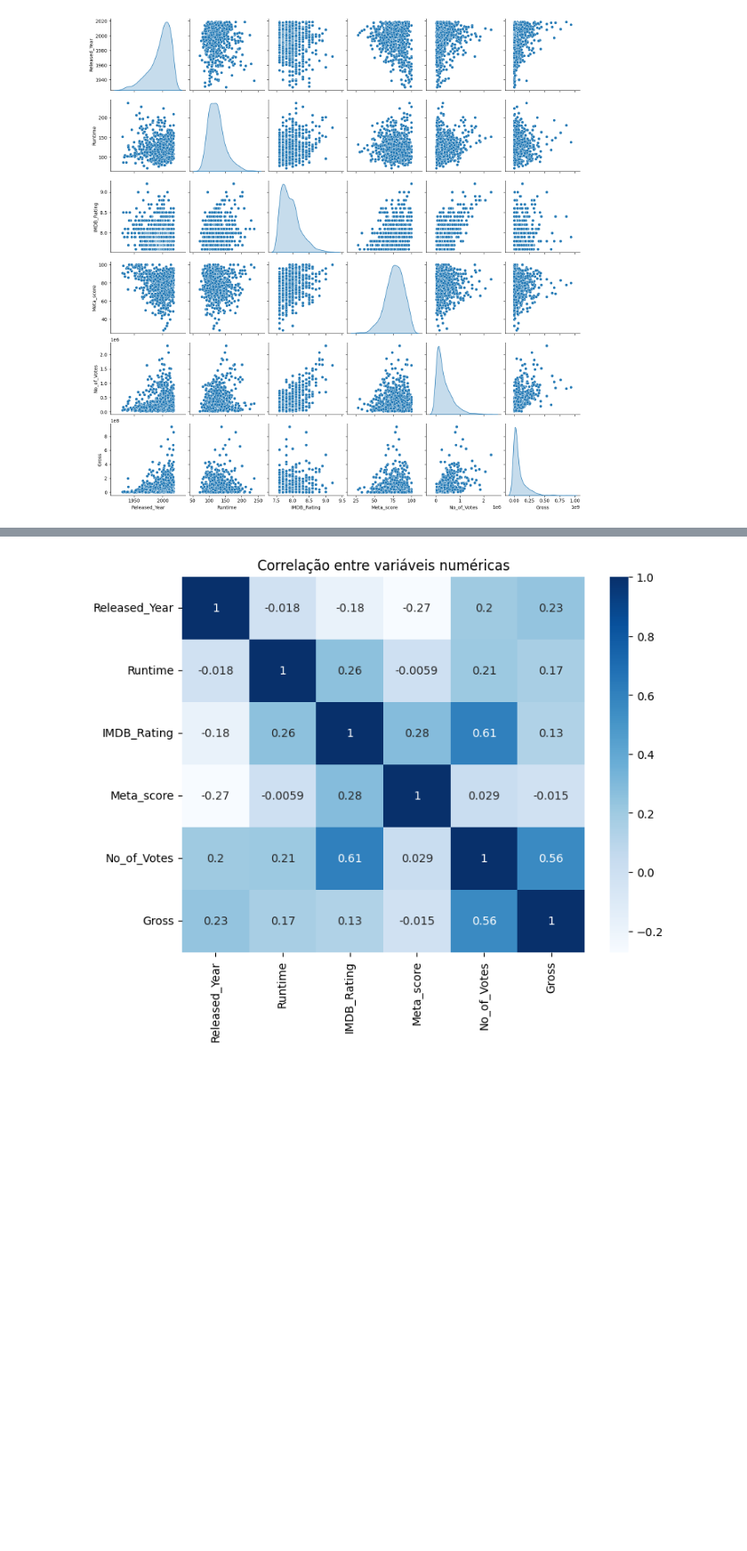
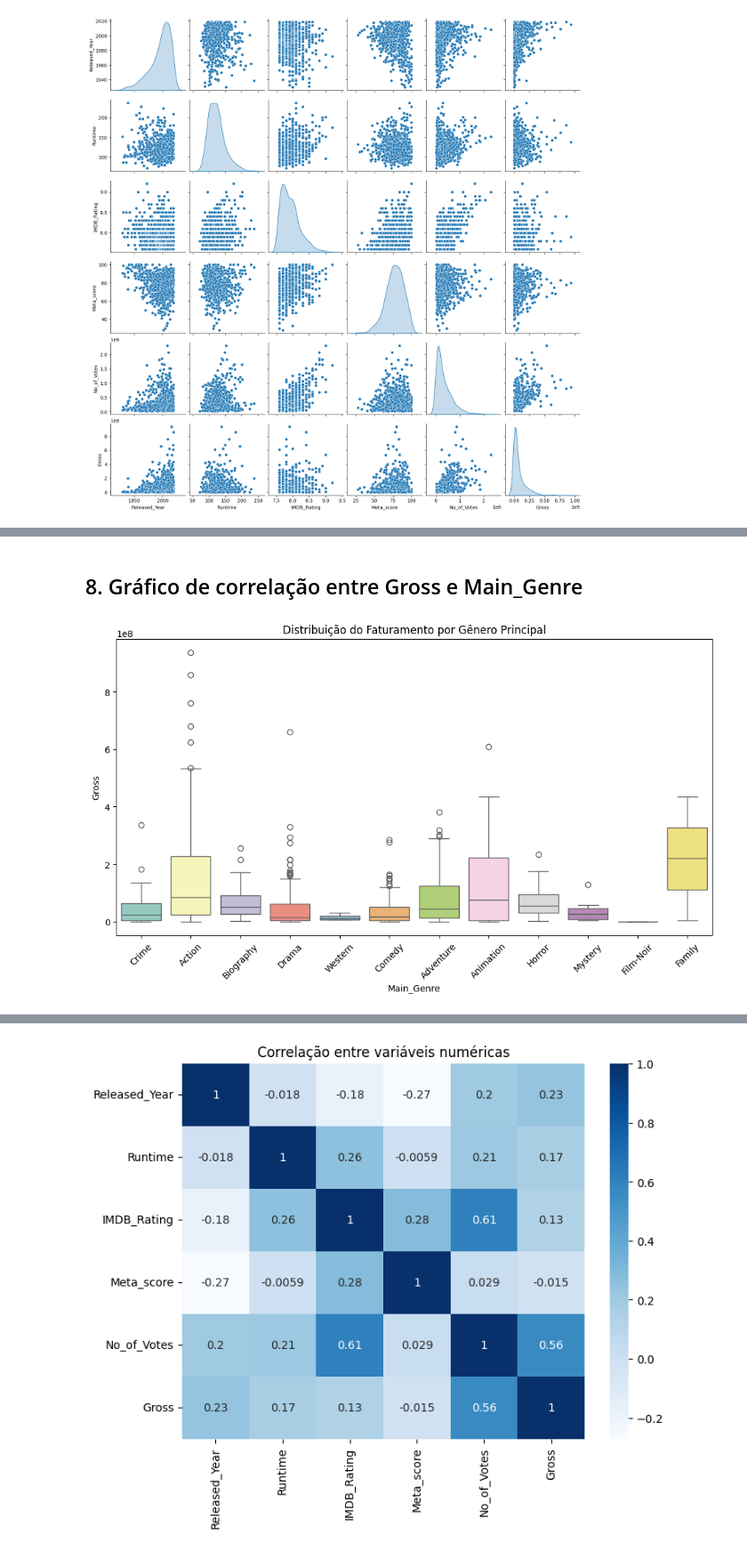
Before and after one commit to rodrigosena17/LH_CD_RodrigoSena, a Jupyter notebook: Jupyter Notebook/LH_CD_RodrigoSena.ipynb, the cells around one changed output, grey strips where cells are left out. Shown at 89% size. Saved outputs shown, nothing was run; the diff lists cells and outputs as text; code cells hidden in the pictures; blank space fills up the shorter version.

```diff
--- a/Jupyter Notebook/LH_CD_RodrigoSena.ipynb
+++ b/Jupyter Notebook/LH_CD_RodrigoSena.ipynb
@@ -398 +435,13 @@ Text(0.5, 1.0, 'Atores/Atrizes com mais Filmes no Dataset')
 [figure]
+# %% [markdown]
+## 8. Gráfico de correlação entre Gross e Main_Genre
+# %%
+#Gráfico de correlação entre Gross e Main_Genre
+plt.figure(figsize=(12,6))
+sns.boxplot(data=df, x='Main_Genre', hue='Main_Genre', y='Gross', palette='Set3', legend=False)
+plt.title('Distribuição do Faturamento por Gênero Principal')
+plt.xticks(rotation=45)
+plt.savefig('../resultados/correlacao_gross_genero.png')
+plt.show()
+# %% [output]
+[figure, added]
```
Also changed, not shown: parts of 34 cells of this notebook, 9 other files.
